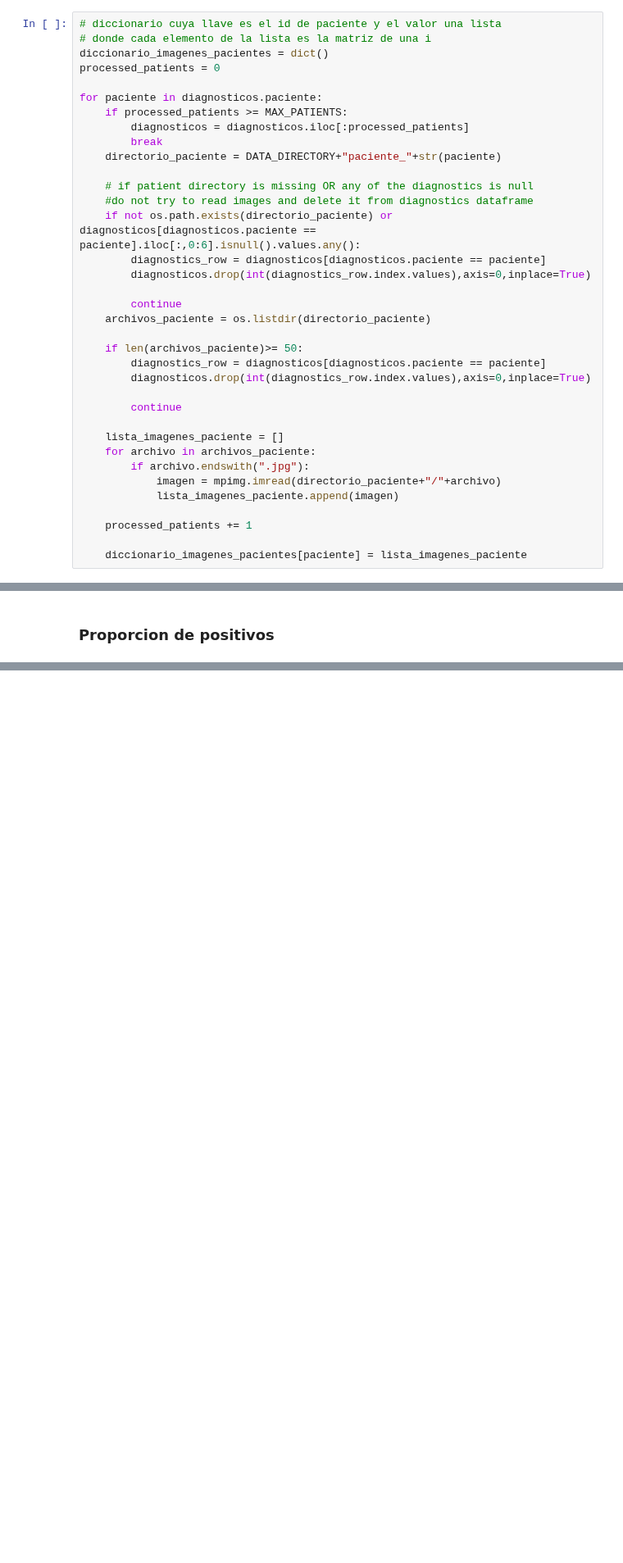
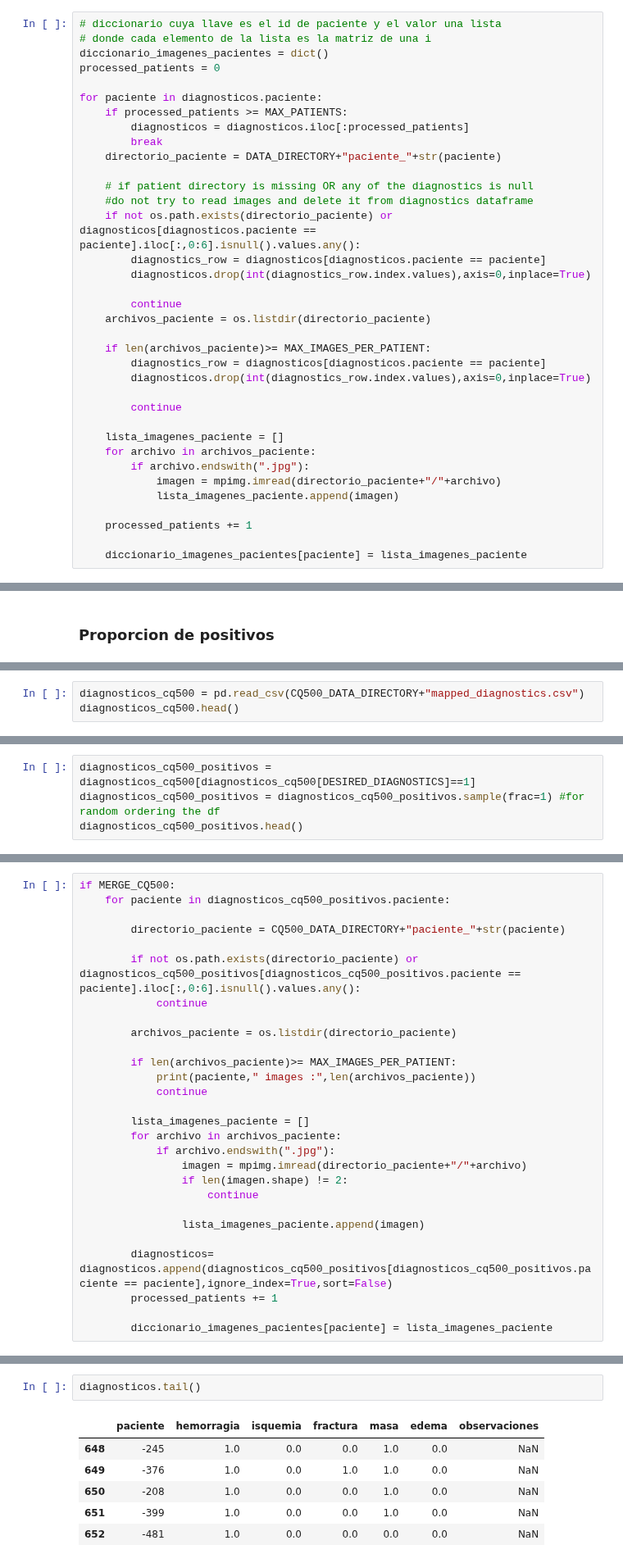
Before and after one commit to llealgt/postgrado_especializacion_investigacion_cientifica, a Jupyter notebook: proyecto/codigo/prototipos-hemorragia.ipynb, the cells around one changed output, grey strips where cells are left out. Shown at 82% size. Saved outputs shown, nothing was run; the diff lists cells and outputs as text; blank space fills up the shorter version.

Commit message:
Decent results on hemorragia(but better ones in hemorragia-old)

```diff
--- a/proyecto/codigo/prototipos-hemorragia.ipynb
+++ b/proyecto/codigo/prototipos-hemorragia.ipynb
@@ -93,7 +96,7 @@ for paciente in diagnosticos.paciente:
         continue
     archivos_paciente = os.listdir(directorio_paciente)
 
-    if len(archivos_paciente)>= 50:
+    if len(archivos_paciente)>= MAX_IMAGES_PER_PATIENT:
         diagnostics_row = diagnosticos[diagnosticos.paciente == paciente]
         diagnosticos.drop(int(diagnostics_row.index.values),axis=0,inplace=True)
 
@@ -170,0 +201,3 @@ dtype: float64
+# %%
+diagnosticos_cq500 = pd.read_csv(CQ500_DATA_DIRECTORY+"mapped_diagnostics.csv")
+diagnosticos_cq500.head()
@@ -170,0 +211,4 @@ dtype: float64
+# %%
+diagnosticos_cq500_positivos = diagnosticos_cq500[diagnosticos_cq500[DESIRED_DIAGNOSTICS]==1]
+diagnosticos_cq500_positivos = diagnosticos_cq500_positivos.sample(frac=1) #for random ordering the df
+diagnosticos_cq500_positivos.head()
@@ -170,0 +222,28 @@ dtype: float64
+# %%
+if MERGE_CQ500:
+    for paciente in diagnosticos_cq500_positivos.paciente:
+
+        directorio_paciente = CQ500_DATA_DIRECTORY+"paciente_"+str(paciente)
+
+        if not os.path.exists(directorio_paciente) or  diagnosticos_cq500_positivos[diagnosticos_cq500_positivos.paciente == paciente].iloc[:,0:6].isnull().values.any():
+            continue
+
+        archivos_paciente = os.listdir(directorio_paciente)
+
+        if len(archivos_paciente)>= MAX_IMAGES_PER_PATIENT:
+            print(paciente," images :",len(archivos_paciente))
+            continue
+
+        lista_imagenes_paciente = []
+        for archivo in archivos_paciente:
+            if archivo.endswith(".jpg"):
+                imagen = mpimg.imread(directorio_paciente+"/"+archivo)
+                if len(imagen.shape) != 2:
+                    continue
+
+                lista_imagenes_paciente.append(imagen)
+
+        diagnosticos= diagnosticos.append(diagnosticos_cq500_positivos[diagnosticos_cq500_positivos.paciente == paciente],ignore_index=True,sort=False)
+        processed_patients += 1
+
+        diccionario_imagenes_pacientes[paciente] = lista_imagenes_paciente
@@ -170,0 +268,9 @@ dtype: float64
+# %%
+diagnosticos.tail()
+# %% [output]
+|  | paciente | hemorragia | isquemia | fractura | masa | edema | observaciones |
+| 648 | -245 | 1.0 | 0.0 | 0.0 | 1.0 | 0.0 | NaN |
+| 649 | -376 | 1.0 | 0.0 | 1.0 | 1.0 | 0.0 | NaN |
+| 650 | -208 | 1.0 | 0.0 | 0.0 | 1.0 | 0.0 | NaN |
+| 651 | -399 | 1.0 | 0.0 | 0.0 | 1.0 | 0.0 | NaN |
+| 652 | -481 | 1.0 | 0.0 | 0.0 | 0.0 | 0.0 | NaN |
```
Also changed, not shown: parts of 30 cells of this notebook.
